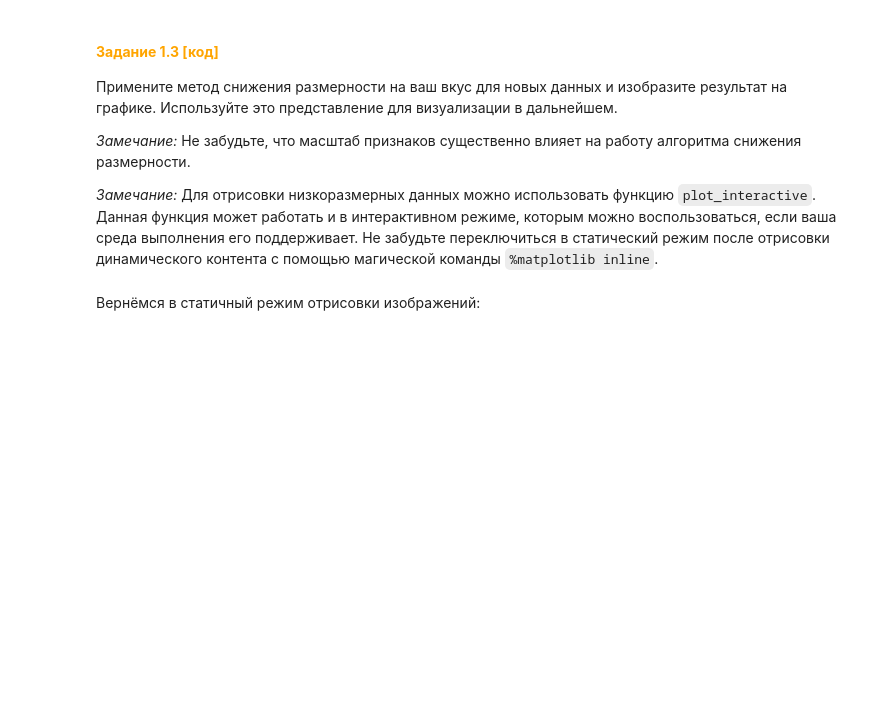
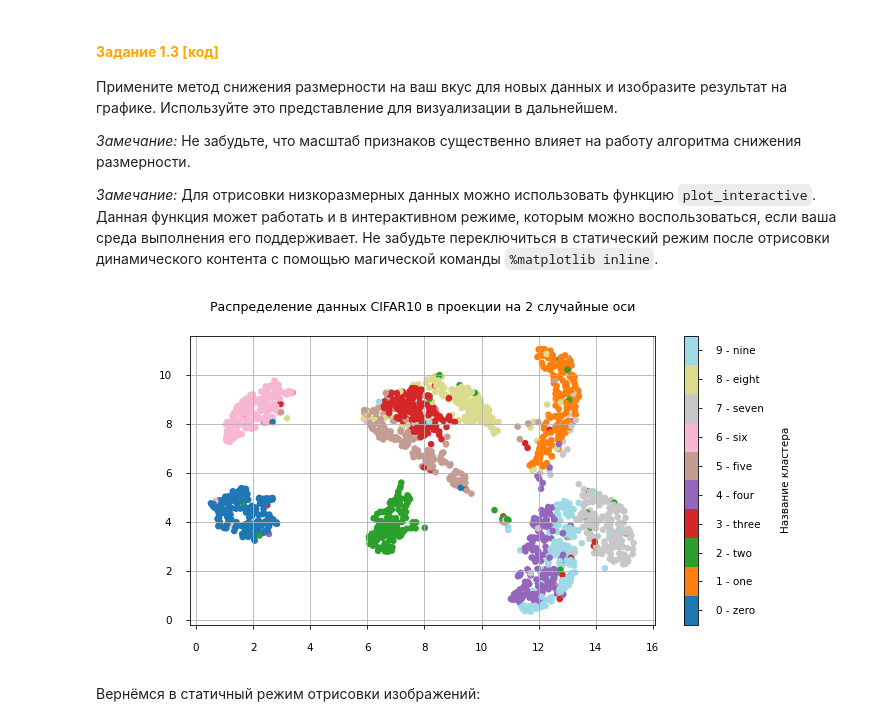
Before and after one commit to Vinaria/ML, a Jupyter notebook: semisupervised learning/SemiSupervised.ipynb, the cells around one changed output. Cells and saved outputs as stored; diff of their text form; code cells hidden in the pictures; blank space fills up the shorter version.

```diff
--- a/semisupervised learning/SemiSupervised.ipynb
+++ b/semisupervised learning/SemiSupervised.ipynb
@@ -427,13 +532,15 @@ try:
 except:
     pass
 # %%
-# Ваш код здесь:＼(º □ º l|l)/
+lowd_mnist_data_train = UMAP().fit_transform(mnist_data_train)
 # %%
 # Если картинка окажется слишком маленькой/большой, то поменяйте image_scale на подходящее значение
 plot_interactive(
     lowd_mnist_data_train, mnist_images_train, mnist_labels_train,
-    mnist_test_dataset.classes, n_dots=2000, image_scale=0.35
+    mnist_test_dataset.classes, n_dots=2000, image_scale=0.25
 )
+# %% [output]
+[figure, added]
 # %% [markdown]
 Вернёмся в статичный режим отрисовки изображений:
 # %%
```
Also changed, not shown: parts of 16 cells of this notebook.
